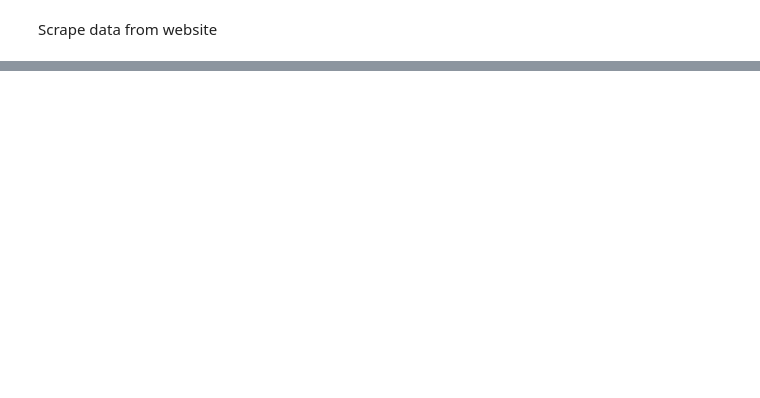
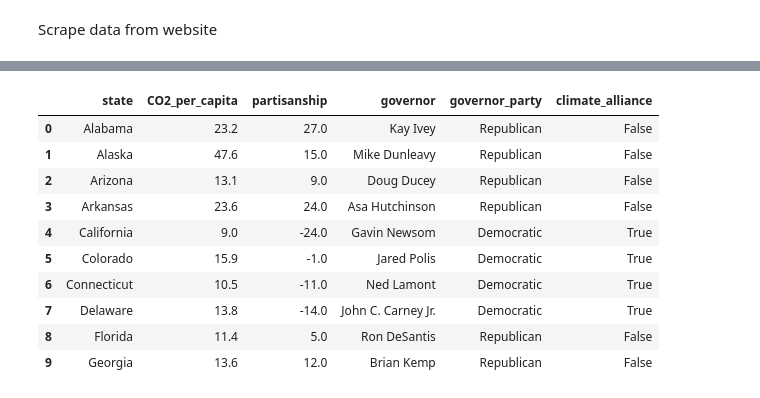
Before and after one commit to skvarnaj/Masters-Thesis, a Jupyter notebook: state_data_preprocessing.ipynb, the cells around one changed output, grey strips where cells are left out. Saved outputs shown, nothing was run; the diff lists cells and outputs as text; code cells hidden in the pictures; blank space fills up the shorter version.

Commit message:
state preprocessing done

```diff
--- a/state_data_preprocessing.ipynb
+++ b/state_data_preprocessing.ipynb
@@ -288,0 +388,3 @@ str(a_attribute)
+# %%
+state_dataset = pd.read_csv(path.join(DATA_DIR, 'state_dataset_reimport.csv'))
+state_dataset.head()
@@ -288,0 +398,17 @@ str(a_attribute)
+# %%
+state_dataset = state_dataset.fillna(0)
+#df['column_name'] = df['column_name'].astype('bool')
+state_dataset['climate_alliance'] = state_dataset['climate_alliance'].astype('bool')
+state_dataset.head(10)
+# %% [output]
+|  | state | CO2_per_capita | partisanship | governor | governor_party | climate_alliance |
+| 0 | Alabama | 23.2 | 27.0 | Kay Ivey | Republican | False |
+| 1 | Alaska | 47.6 | 15.0 | Mike Dunleavy | Republican | False |
+| 2 | Arizona | 13.1 | 9.0 | Doug Ducey | Republican | False |
+| 3 | Arkansas | 23.6 | 24.0 | Asa Hutchinson | Republican | False |
+| 4 | California | 9.0 | -24.0 | Gavin Newsom | Democratic | True |
+| 5 | Colorado | 15.9 | -1.0 | Jared Polis | Democratic | True |
+| 6 | Connecticut | 10.5 | -11.0 | Ned Lamont | Democratic | True |
+| 7 | Delaware | 13.8 | -14.0 | John C. Carney Jr. | Democratic | True |
+| 8 | Florida | 11.4 | 5.0 | Ron DeSantis | Republican | False |
+| 9 | Georgia | 13.6 | 12.0 | Brian Kemp | Republican | False |
```
Also changed, not shown: parts of 23 cells of this notebook.
